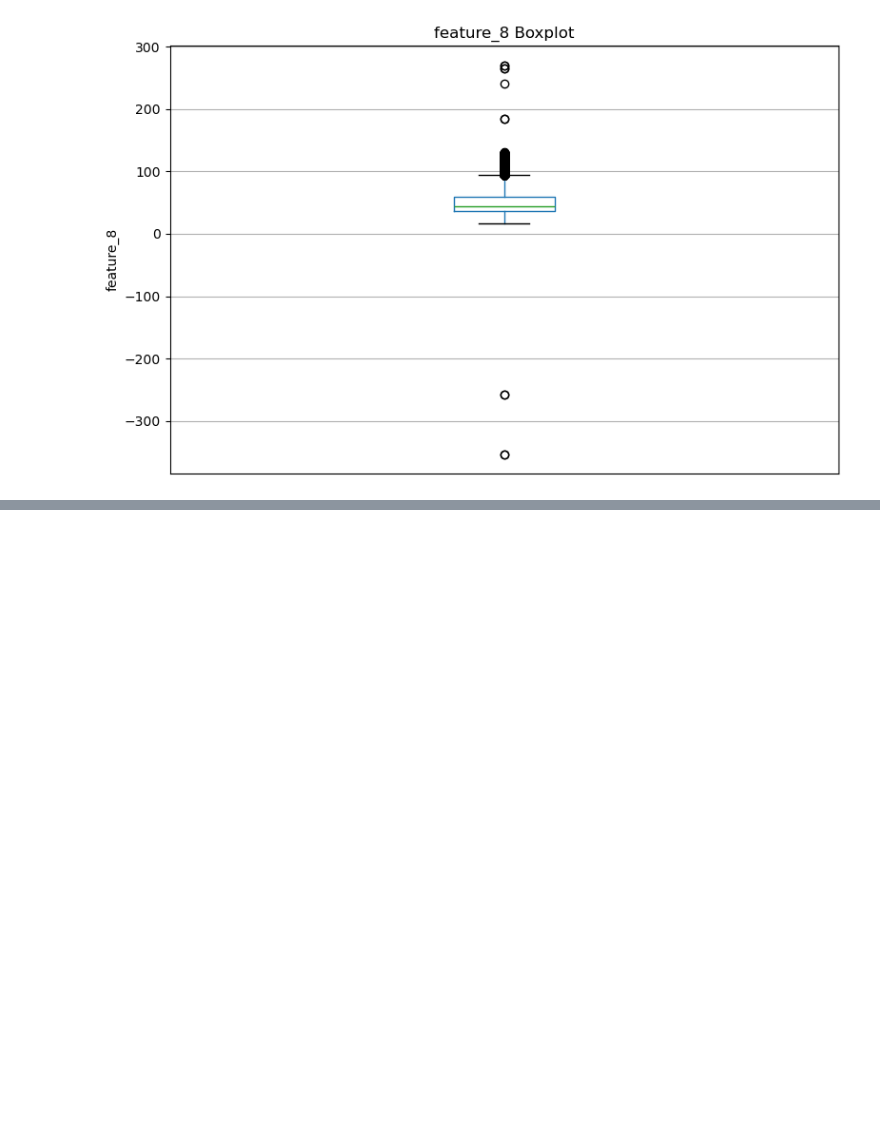
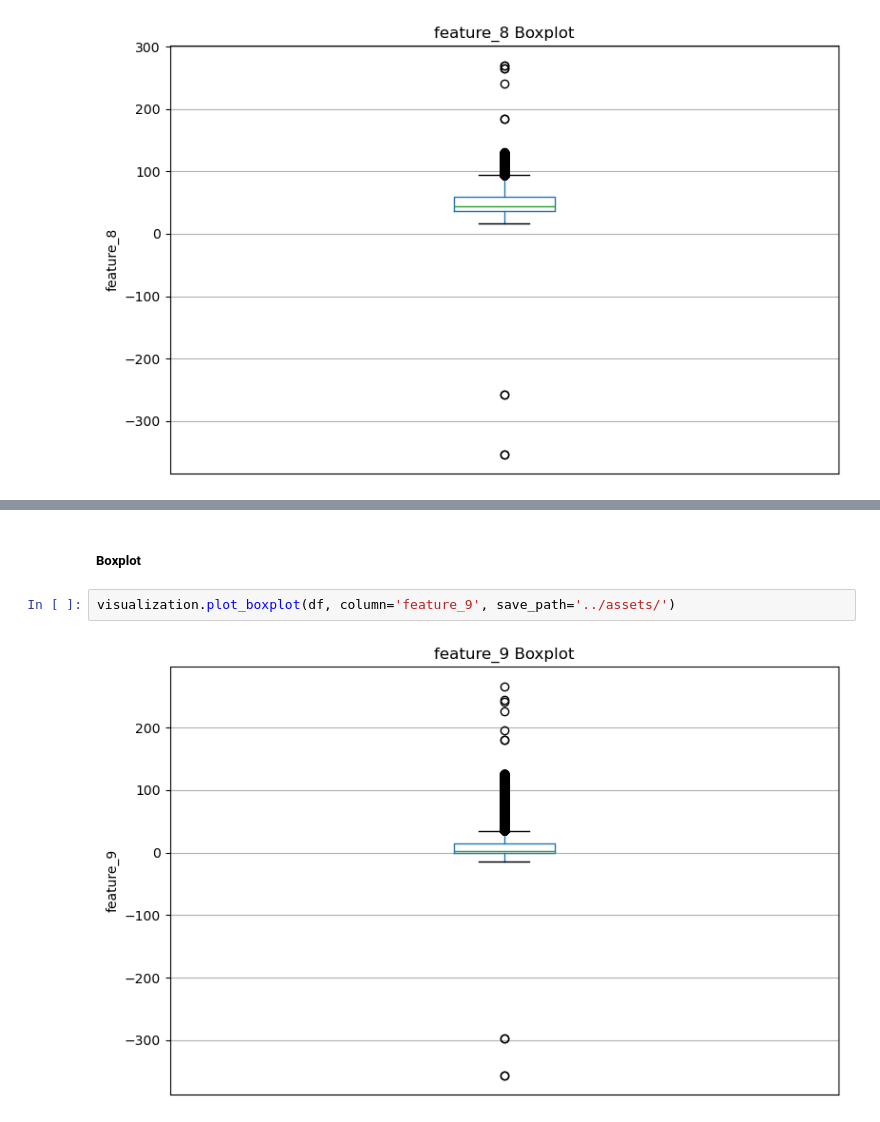
Before and after one commit to Daniyaliranmehr/Neural-Network-Training-Techniques, a Jupyter notebook: notebooks/01_data_preparation.ipynb, the cells around one changed output, grey strips where cells are left out. Saved outputs shown, nothing was run; the diff lists cells and outputs as text; blank space fills up the shorter version.

```diff
--- a/notebooks/01_data_preparation.ipynb
+++ b/notebooks/01_data_preparation.ipynb
@@ -217,0 +226,6 @@ visualization.plot_boxplot(df, column='feature_8', save_path='../assets/')
+# %% [markdown]
+##### Boxplot
+# %%
+visualization.plot_boxplot(df, column='feature_9', save_path='../assets/')
+# %% [output]
+[figure, added]
```
Also changed, not shown: parts of 3 cells of this notebook, 3 other files.
